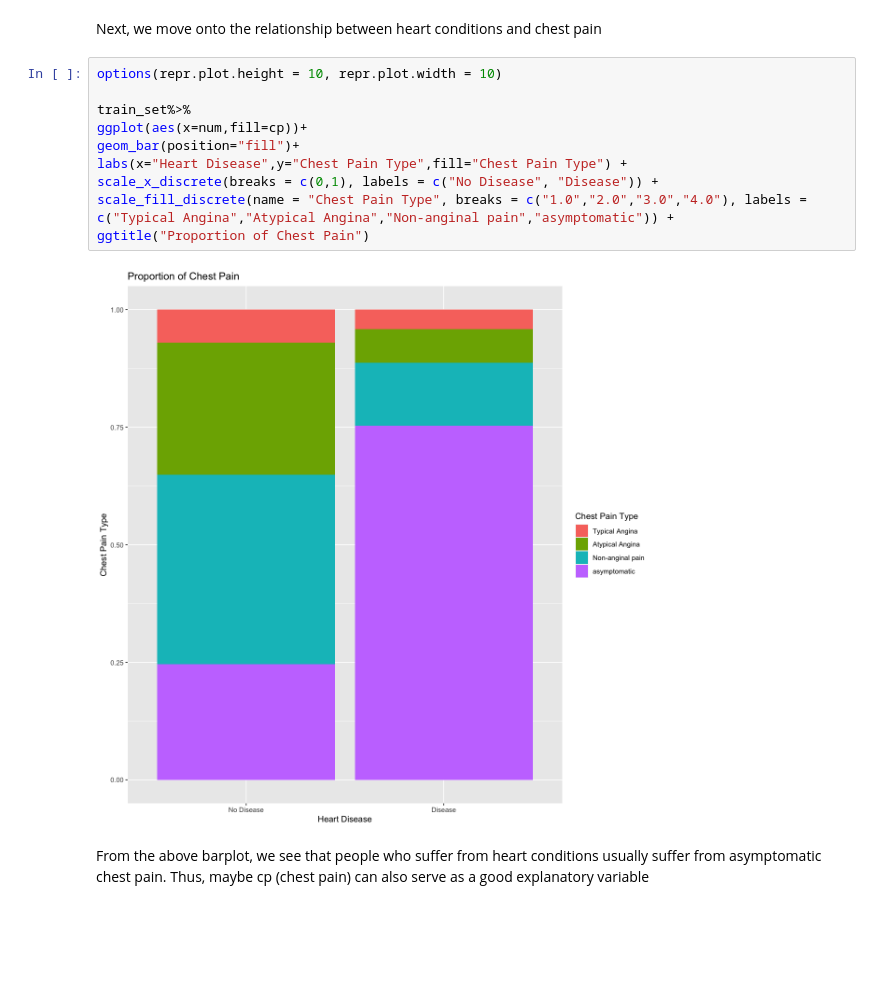
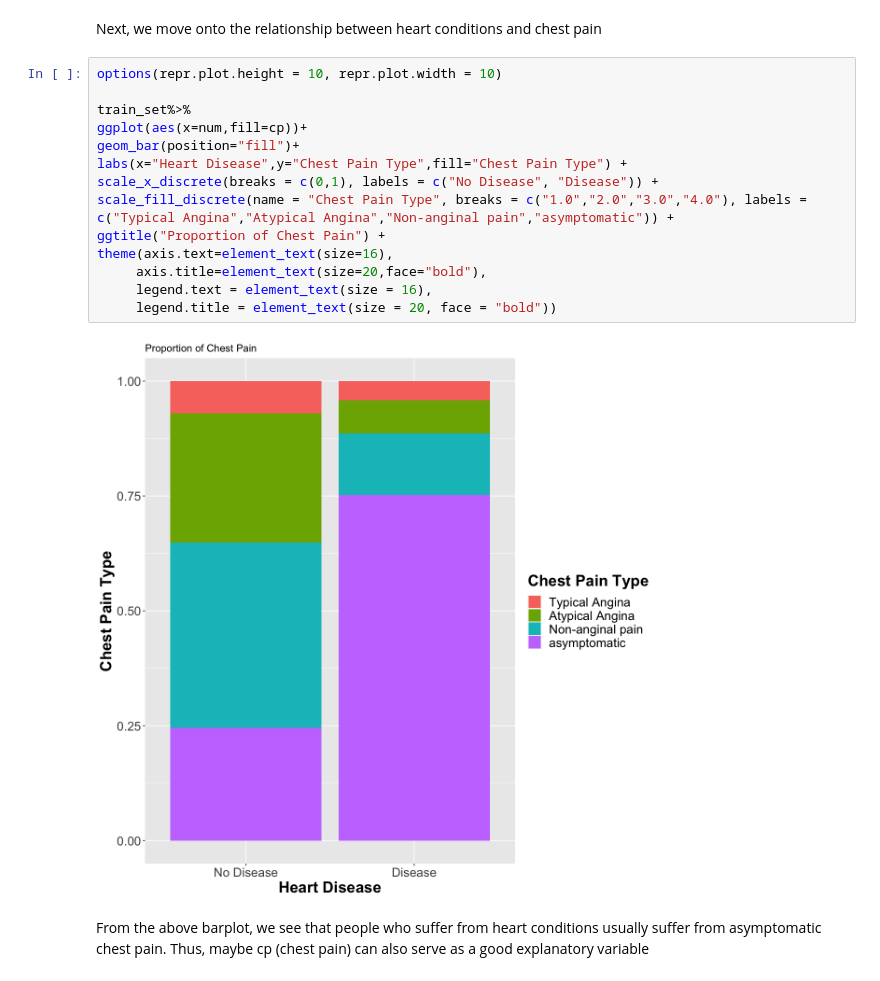
Before and after one commit to davinleong/group_project, a Jupyter notebook: project_report.ipynb, the cells around one changed output. Cells and saved outputs as stored; diff of their text form; blank space fills up the shorter version.

```diff
--- a/project_report.ipynb
+++ b/project_report.ipynb
@@ -160,15 +146,19 @@ Next, we move onto the relationship between heart conditions and chest pain
 # %%
 options(repr.plot.height = 10, repr.plot.width = 10)
 
 train_set%>%
 ggplot(aes(x=num,fill=cp))+
 geom_bar(position="fill")+
 labs(x="Heart Disease",y="Chest Pain Type",fill="Chest Pain Type") +
 scale_x_discrete(breaks = c(0,1), labels = c("No Disease", "Disease")) +
 scale_fill_discrete(name = "Chest Pain Type", breaks = c("1.0","2.0","3.0","4.0"), labels = c("Typical Angina","Atypical Angina","Non-anginal pain","asymptomatic")) +
-ggtitle("Proportion of Chest Pain")
+ggtitle("Proportion of Chest Pain") +
+theme(axis.text=element_text(size=16),
+     axis.title=element_text(size=20,face="bold"),
+     legend.text = element_text(size = 16),
+     legend.title = element_text(size = 20, face = "bold"))
 # %% [output]
-[figure, old version]
+[figure, new version]
 # %% [markdown]
 From the above barplot, we see that people who suffer from heart conditions usually suffer from asymptomatic chest pain. Thus, maybe cp (chest pain) can also serve as a good explanatory variable
 # %% [markdown]
```
Also changed, not shown: parts of 8 cells of this notebook.
